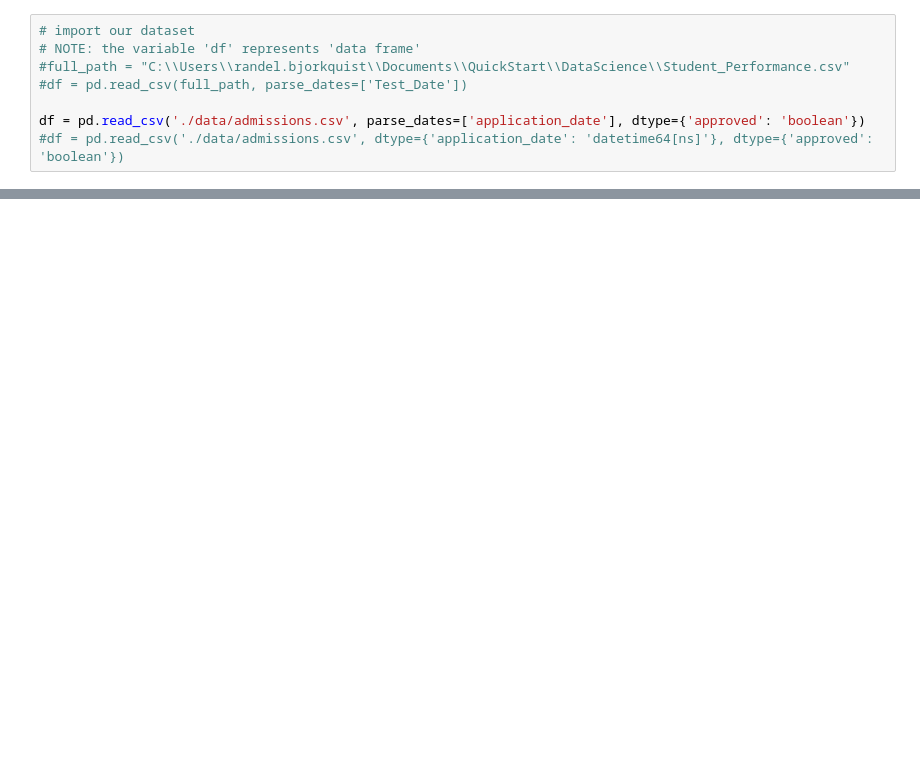
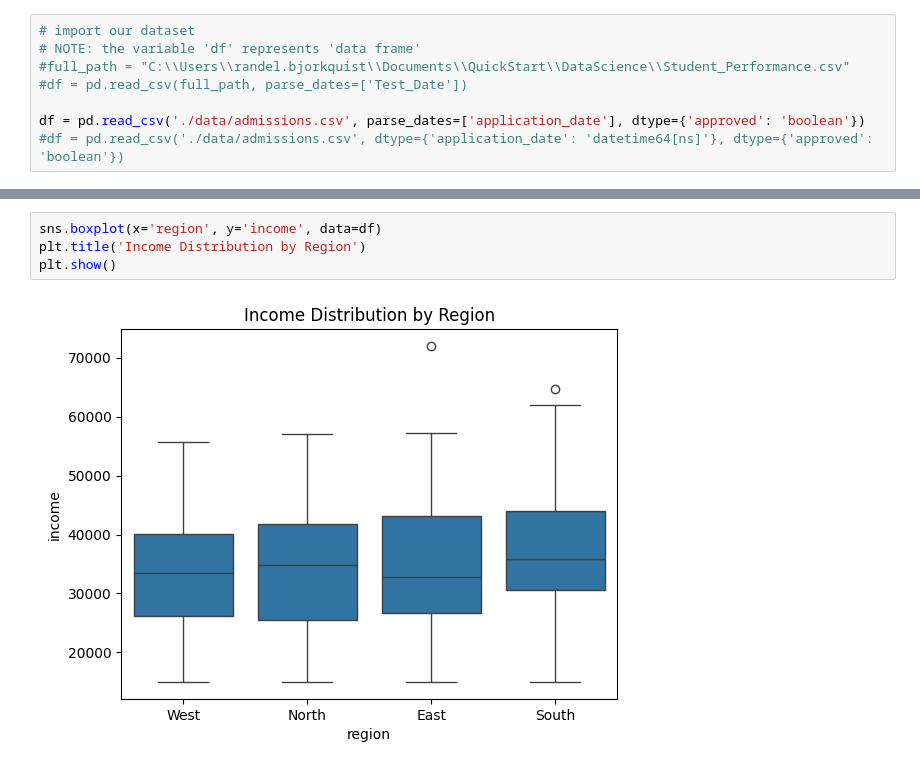
Before and after one commit to randel-bjorkquist/jupyter-notebooks-vscode, a Jupyter notebook: Admissions.ipynb, the cells around one changed output, grey strips where cells are left out. Cells and saved outputs as stored; diff of their text form; blank space fills up the shorter version.

```diff
--- a/Admissions.ipynb
+++ b/Admissions.ipynb
@@ -42,0 +118,6 @@ plt.show()
+# %%
+sns.boxplot(x='region', y='income', data=df)
+plt.title('Income Distribution by Region')
+plt.show()
+# %% [output]
+[figure, added]
```
Also changed, not shown: parts of 20 cells of this notebook.
